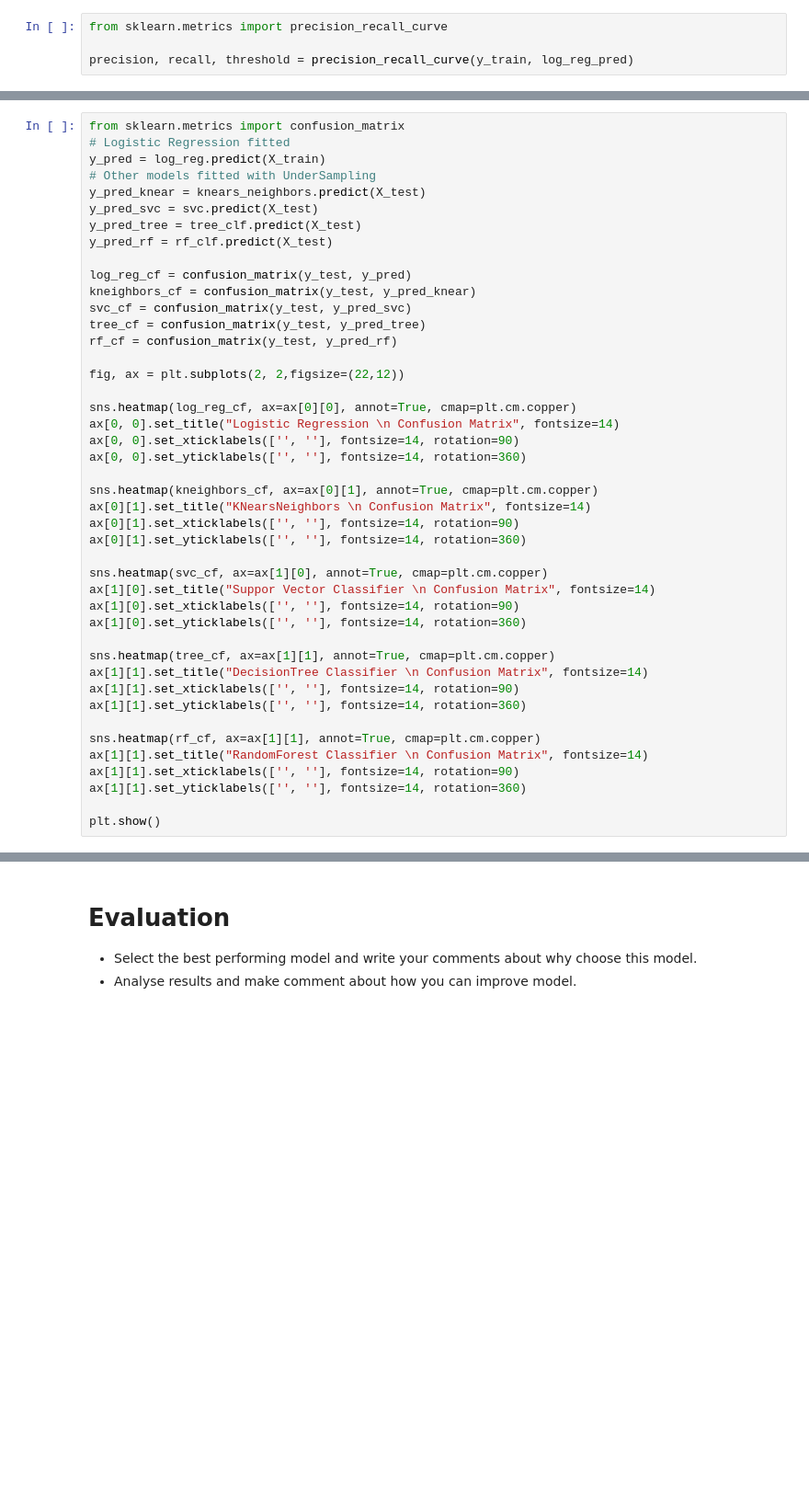
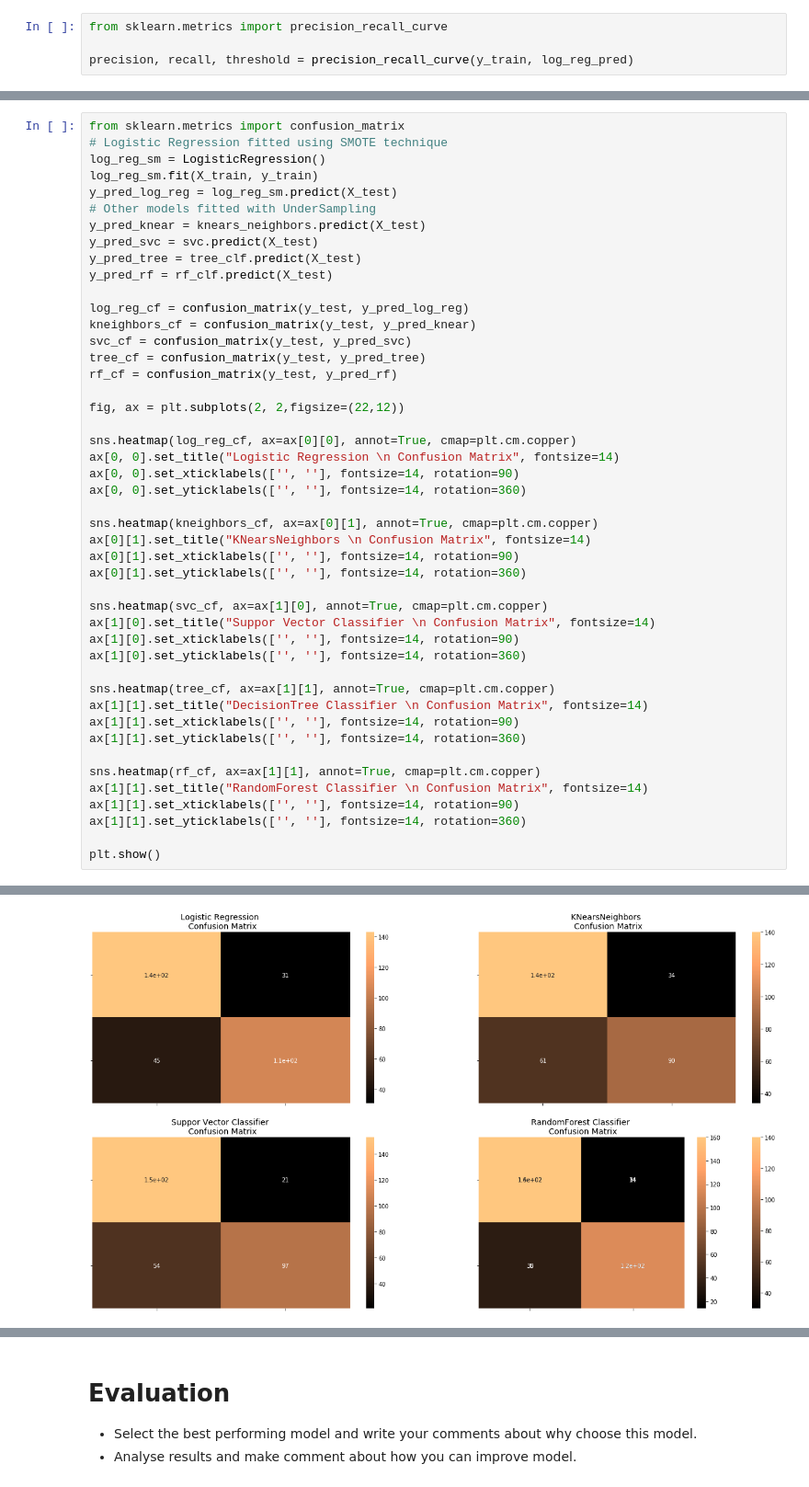
Before and after one commit to RancyChepchirchir/ML_Course_9-11-20, a Jupyter notebook: Project/09-11-2020 ML Course Nigeria Project 'Rancy_Chepchirchir'.ipynb, the cells around one changed output, grey strips where cells are left out. Shown at 92% size. Saved outputs shown, nothing was run; the diff lists cells and outputs as text; blank space fills up the shorter version.

```diff
--- a/Project/09-11-2020 ML Course Nigeria Project 'Rancy_Chepchirchir'.ipynb
+++ b/Project/09-11-2020 ML Course Nigeria Project 'Rancy_Chepchirchir'.ipynb
@@ -487,15 +549,17 @@ Accuracy Score: 0.86
 ---------------------------------------------------------------------------------------------------------------------------------------
 # %%
 from sklearn.metrics import confusion_matrix
-# Logistic Regression fitted
-y_pred = log_reg.predict(X_train)
+# Logistic Regression fitted using SMOTE technique
+log_reg_sm = LogisticRegression()
+log_reg_sm.fit(X_train, y_train)
+y_pred_log_reg = log_reg_sm.predict(X_test)
 # Other models fitted with UnderSampling
 y_pred_knear = knears_neighbors.predict(X_test)
 y_pred_svc = svc.predict(X_test)
 y_pred_tree = tree_clf.predict(X_test)
 y_pred_rf = rf_clf.predict(X_test)
 
-log_reg_cf = confusion_matrix(y_test, y_pred)
+log_reg_cf = confusion_matrix(y_test, y_pred_log_reg)
 kneighbors_cf = confusion_matrix(y_test, y_pred_knear)
 svc_cf = confusion_matrix(y_test, y_pred_svc)
 tree_cf = confusion_matrix(y_test, y_pred_tree)
@@ -533,0 +597 @@ ValueError: Found input variables with inconsistent numbers of samples: [1000, 2
+[figure, added]
```
Also changed, not shown: parts of 20 cells of this notebook.
